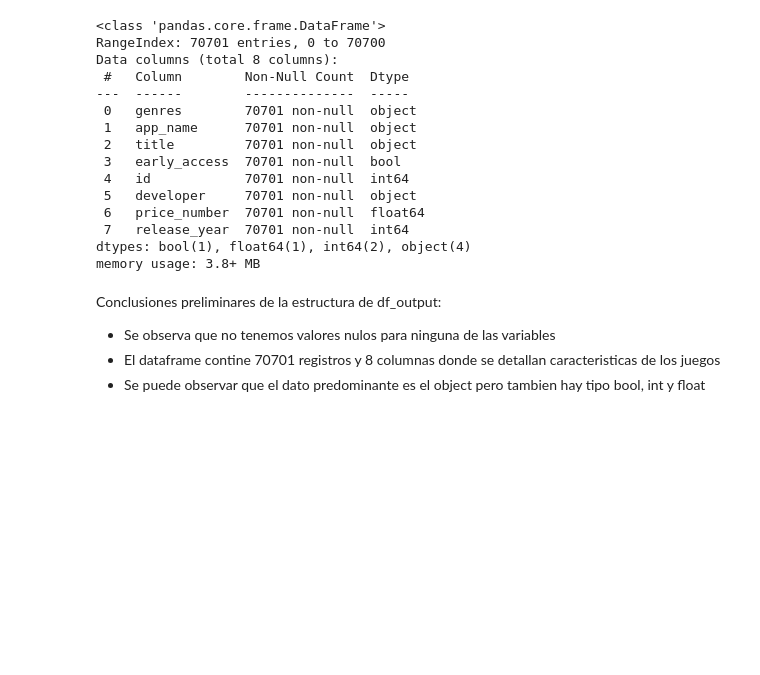
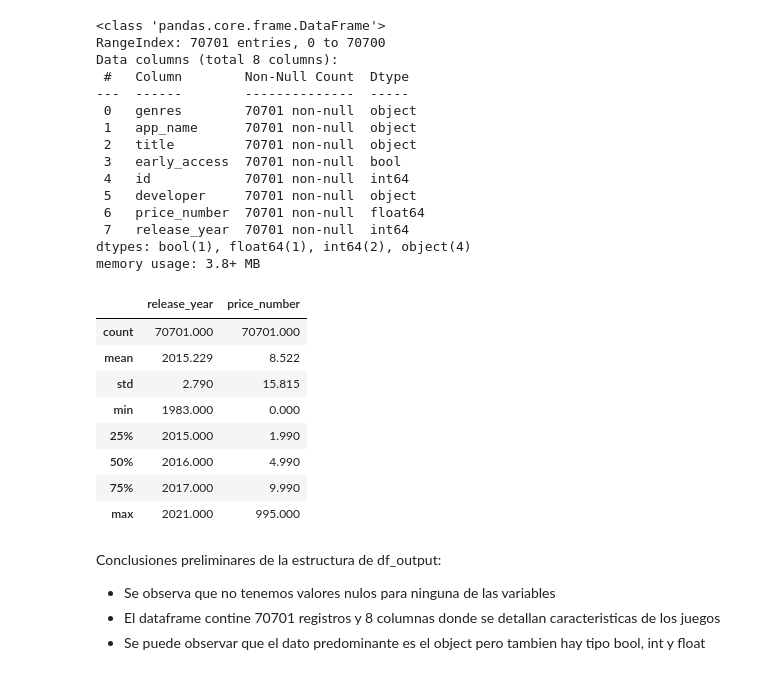
Before and after one commit to ASGuzman/PI_MLOps_Steam, a Jupyter notebook: 05_EDA.ipynb, the cells around one changed output. Saved outputs shown, nothing was run; the diff lists cells and outputs as text; code cells hidden in the pictures; blank space fills up the shorter version.

```diff
--- a/05_EDA.ipynb
+++ b/05_EDA.ipynb
@@ -53,6 +53,19 @@ Data columns (total 8 columns):
  7   release_year  70701 non-null  int64
 dtypes: bool(1), float64(1), int64(2), object(4)
 memory usage: 3.8+ MB
+# %%
+df_subset_output = df_output[["release_year","price_number"]]
+df_subset_output.describe()
+# %% [output]
+|  | release_year | price_number |
+| count | 70701.000 | 70701.000 |
+| mean | 2015.229 | 8.522 |
+| std | 2.790 | 15.815 |
+| min | 1983.000 | 0.000 |
+| 25% | 2015.000 | 1.990 |
+| 50% | 2016.000 | 4.990 |
+| 75% | 2017.000 | 9.990 |
+| max | 2021.000 | 995.000 |
 # %% [markdown]
 Conclusiones preliminares de la estructura de df_output:
 * Se observa que no tenemos valores nulos para ninguna de las variables
```
Also changed, not shown: parts of 3 cells of this notebook.
